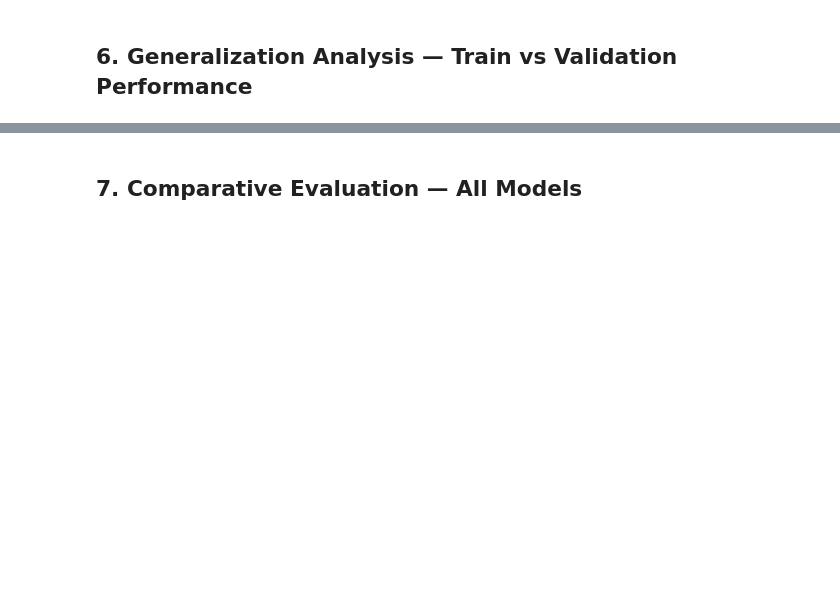
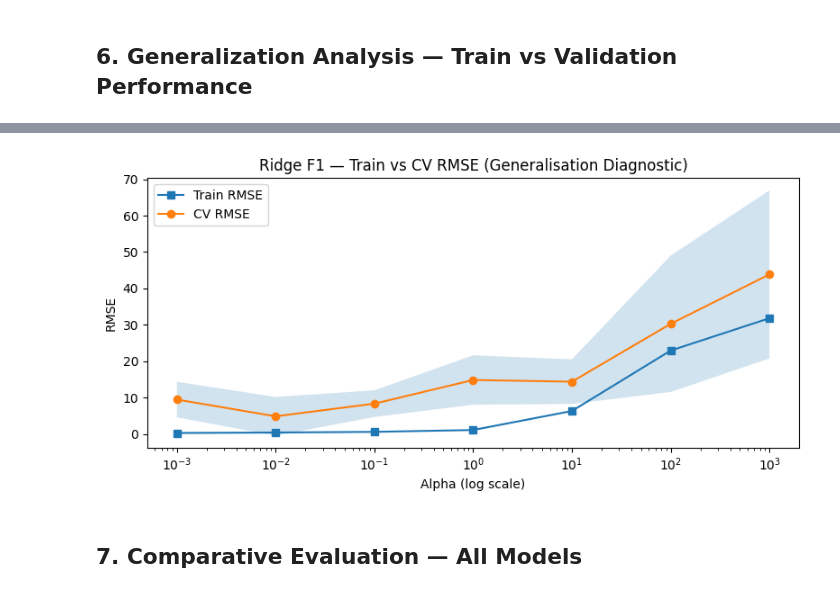
Before and after one commit to PROJ-D-2024/s30687, a Jupyter notebook: assignment8/target_model_optimization.ipynb, the cells around one changed output, grey strips where cells are left out. Cells and saved outputs as stored; diff of their text form; code cells hidden in the pictures; blank space fills up the shorter version.

```diff
--- a/assignment8/target_model_optimization.ipynb
+++ b/assignment8/target_model_optimization.ipynb
@@ -262,3 +374,21 @@ print(lc_df.to_string(index=False))
+# %%
+fig, ax = plt.subplots(figsize=(8, 4))
+ax.semilogx(lc_df["alpha"], lc_df["train_rmse"], "s-", label="Train RMSE")
+ax.semilogx(lc_df["alpha"], lc_df["cv_rmse"], "o-", label="CV RMSE")
+ax.fill_between(
+    lc_df["alpha"],
+    lc_df["cv_rmse"] - lc_df["cv_std"],
+    lc_df["cv_rmse"] + lc_df["cv_std"],
+    alpha=0.2
+)
+ax.set_xlabel("Alpha (log scale)")
+ax.set_ylabel("RMSE")
+ax.set_title("Ridge F1 \u2014 Train vs CV RMSE (Generalisation Diagnostic)")
+ax.legend()
+plt.tight_layout()
+plt.show()
+# %% [output]
+[figure, added]
 # %% [markdown]
 ## 7. Comparative Evaluation — All Models
 # %%
```
Also changed, not shown: parts of 17 cells of this notebook, 13 other files.
